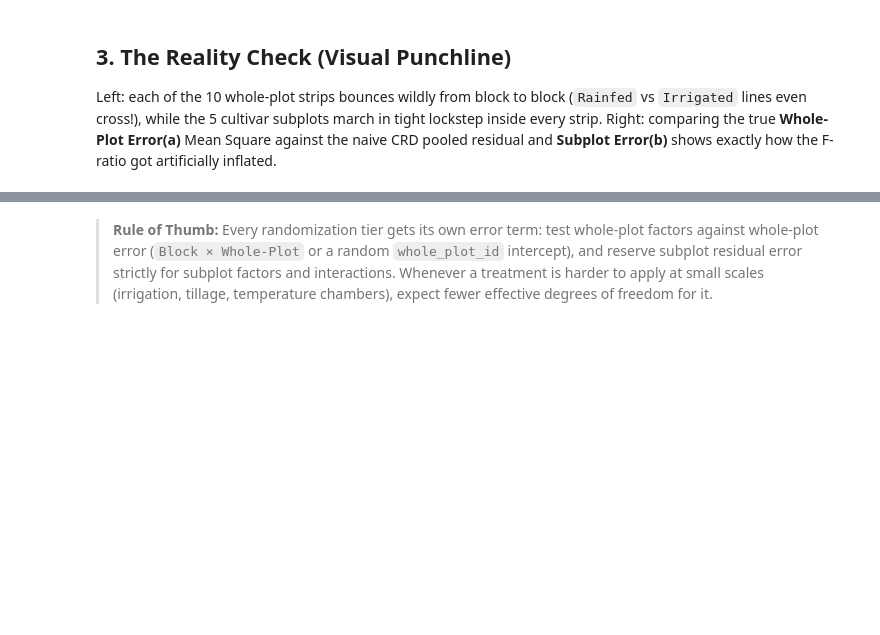
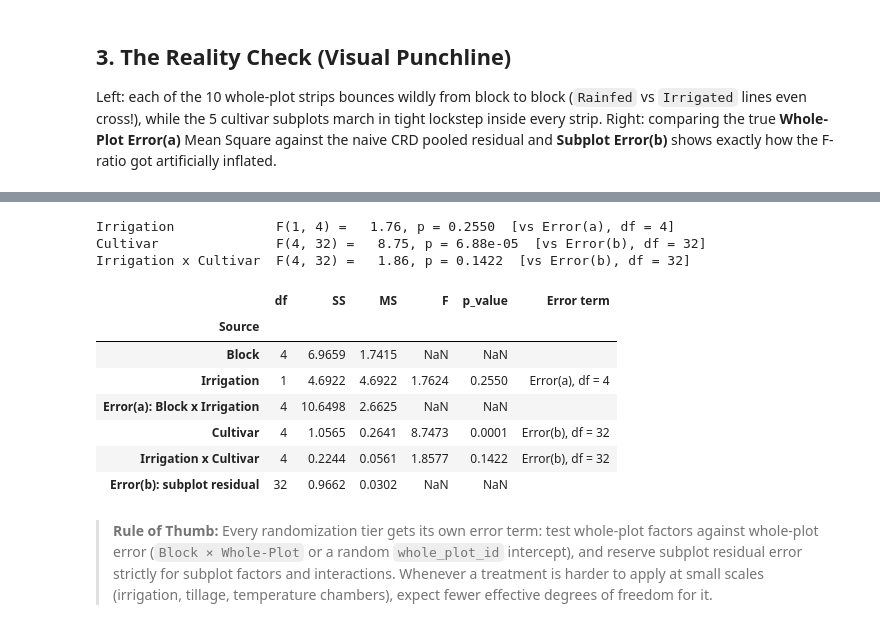
Before and after one commit to lunganlungpg/experimental-design-gone-wrong, a Jupyter notebook: 04_split_plot_amnesia/04_split_plot_amnesia.ipynb, the cells around one changed output, grey strips where cells are left out. Saved outputs shown, nothing was run; the diff lists cells and outputs as text; code cells hidden in the pictures; blank space fills up the shorter version.

```diff
--- a/04_split_plot_amnesia/04_split_plot_amnesia.ipynb
+++ b/04_split_plot_amnesia/04_split_plot_amnesia.ipynb
@@ -205,2 +218,23 @@ Subplot Cultivar main effect (MixedLM Wald test): p = 0.0012 (still detected!)
+# %%
+sp_table = split_plot_anova(df)
+
+for term in ["Irrigation", "Cultivar", "Irrigation x Cultivar"]:
+    row = sp_table.loc[term]
+    err_df = int(row["Error term"].split("df = ")[1])
+    print(f"{term:<22} F({row['df']}, {err_df}) = {row['F']:6.2f}, p = {format_p_value(row['p_value'])}  [vs {row['Error term']}]")
+
+sp_table.round(4)
+# %% [output]
+Irrigation             F(1, 4) =   1.76, p = 0.2550  [vs Error(a), df = 4]
+Cultivar               F(4, 32) =   8.75, p = 6.88e-05  [vs Error(b), df = 32]
+Irrigation x Cultivar  F(4, 32) =   1.86, p = 0.1422  [vs Error(b), df = 32]
+|  | df | SS | MS | F | p_value | Error term |
+| Source |  |  |  |  |  |  |
+| Block | 4 | 6.9659 | 1.7415 | NaN | NaN |  |
+| Irrigation | 1 | 4.6922 | 4.6922 | 1.7624 | 0.2550 | Error(a), df = 4 |
+| Error(a): Block x Irrigation | 4 | 10.6498 | 2.6625 | NaN | NaN |  |
+| Cultivar | 4 | 1.0565 | 0.2641 | 8.7473 | 0.0001 | Error(b), df = 32 |
+| Irrigation x Cultivar | 4 | 0.2244 | 0.0561 | 1.8577 | 0.1422 | Error(b), df = 32 |
+| Error(b): subplot residual | 32 | 0.9662 | 0.0302 | NaN | NaN |  |
 # %% [markdown]
 > **Rule of Thumb:** Every randomization tier gets its own error term: test whole-plot factors against whole-plot error (`Block × Whole-Plot` or a random `whole_plot_id` intercept), and reserve subplot residual error strictly for subplot factors and interactions. Whenever a treatment is harder to apply at small scales (irrigation, tillage, temperature chambers), expect fewer effective degrees of freedom for it.
```
Also changed, not shown: parts of 7 cells of this notebook, 3 other files.
